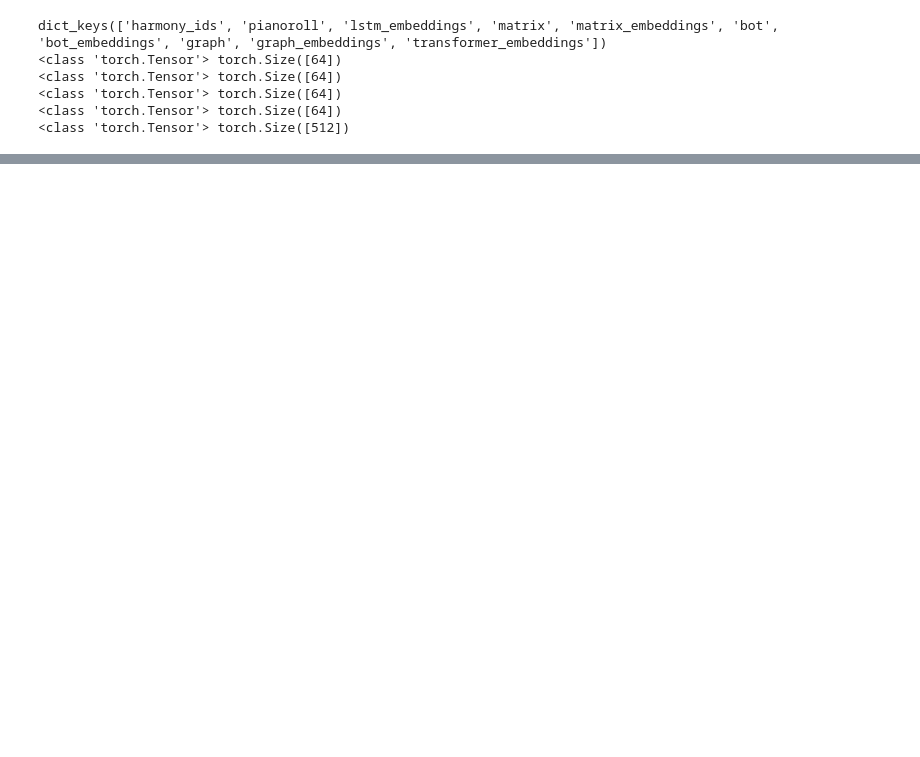
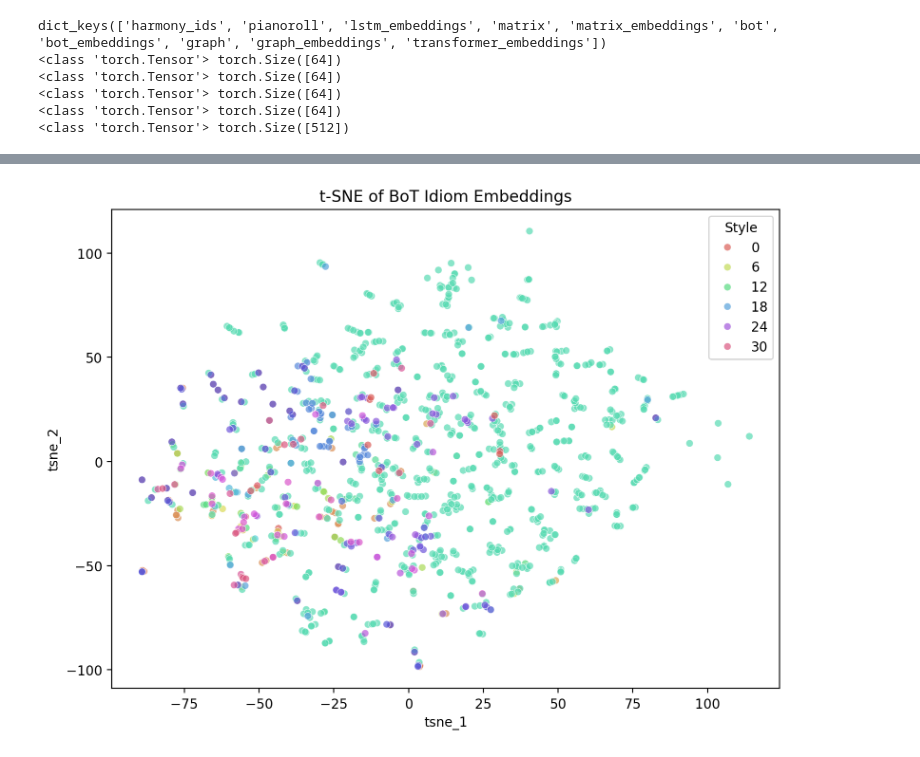
Before and after one commit to maximoskp/GraphGuidedMLMH, a Jupyter notebook: test_contrastive_dataset.ipynb, the cells around one changed output, grey strips where cells are left out. Saved outputs shown, nothing was run; the diff lists cells and outputs as text; code cells hidden in the pictures; blank space fills up the shorter version.

```diff
--- a/test_contrastive_dataset.ipynb
+++ b/test_contrastive_dataset.ipynb
@@ -22,0 +256,4 @@ dict_keys(['harmony_ids', 'pianoroll', 'lstm_embeddings', 'matrix', 'matrix_embe
+# %%
+pu.plot_idioms_2(bot_tsne, idiom_ids_np, 'BoT')
+# %% [output]
+[figure, added]
```
Also changed, not shown: parts of 16 cells of this notebook, 10 other files.
